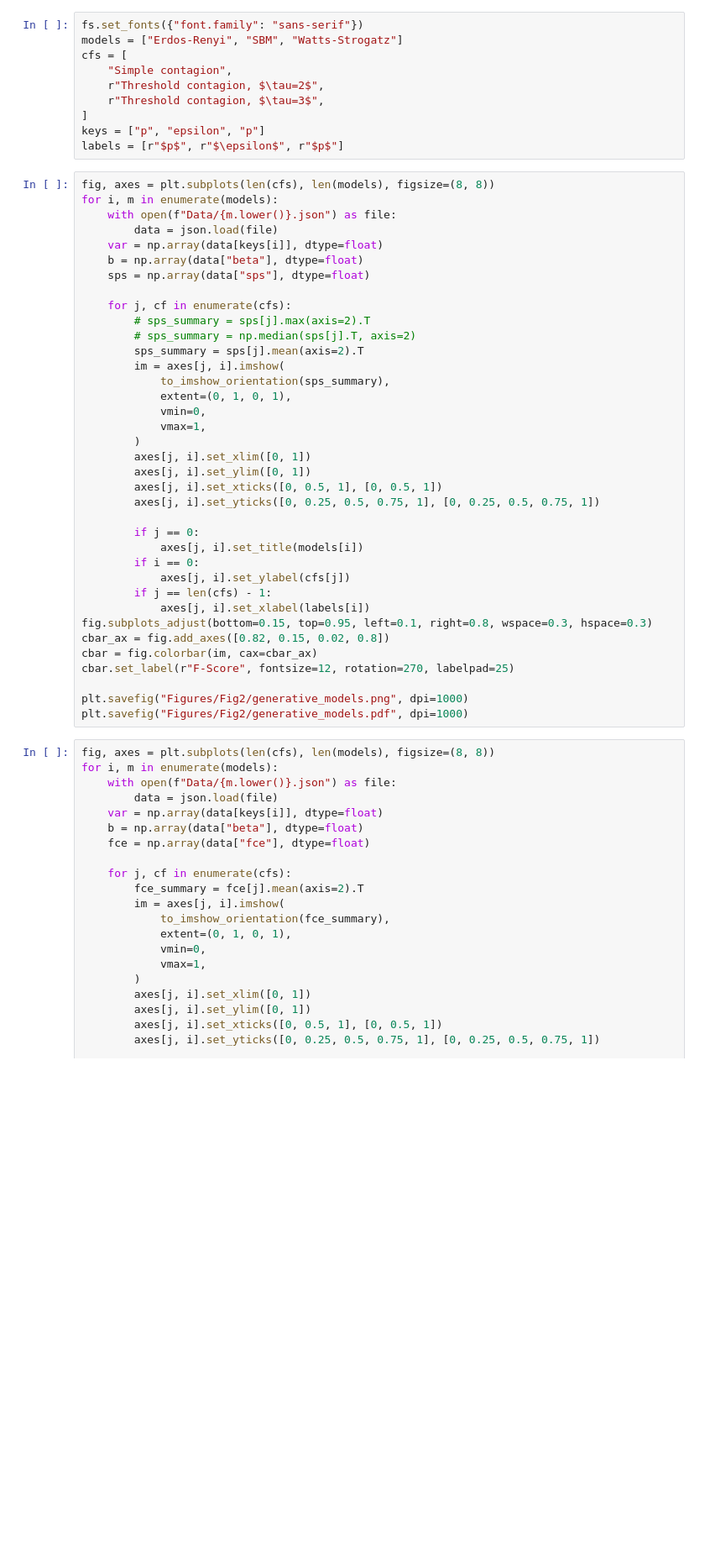
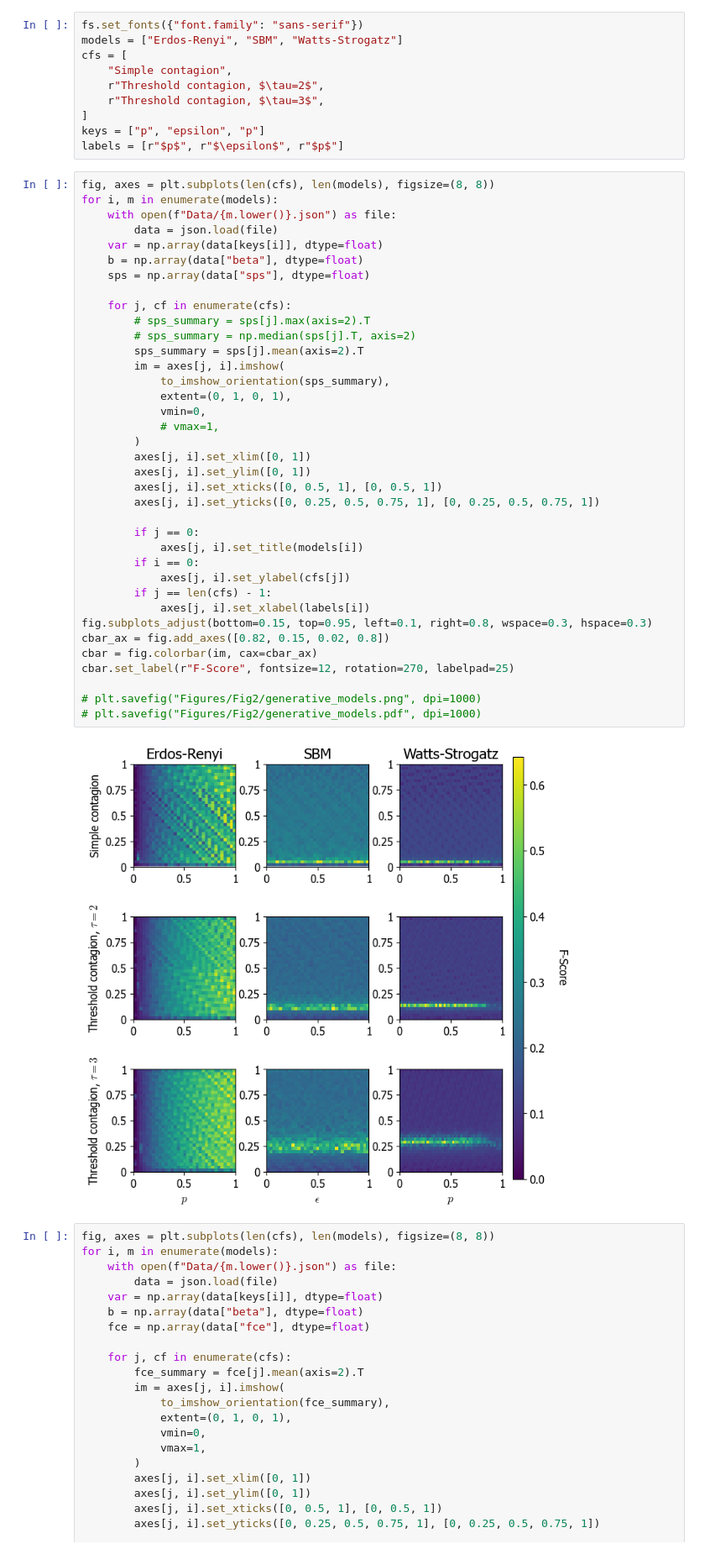
Before and after one commit to nwlandry/complex-network-reconstruction, a Jupyter notebook: plot_fig2.ipynb, the cells around one changed output. Shown at 84% size. Saved outputs shown, nothing was run; the diff lists cells and outputs as text; blank space fills up the shorter version.

```diff
--- a/plot_fig2.ipynb
+++ b/plot_fig2.ipynb
@@ -23,36 +23,38 @@ for i, m in enumerate(models):
         data = json.load(file)
     var = np.array(data[keys[i]], dtype=float)
     b = np.array(data["beta"], dtype=float)
     sps = np.array(data["sps"], dtype=float)
 
     for j, cf in enumerate(cfs):
         # sps_summary = sps[j].max(axis=2).T
         # sps_summary = np.median(sps[j].T, axis=2)
         sps_summary = sps[j].mean(axis=2).T
         im = axes[j, i].imshow(
             to_imshow_orientation(sps_summary),
             extent=(0, 1, 0, 1),
             vmin=0,
-            vmax=1,
+            # vmax=1,
         )
         axes[j, i].set_xlim([0, 1])
         axes[j, i].set_ylim([0, 1])
         axes[j, i].set_xticks([0, 0.5, 1], [0, 0.5, 1])
         axes[j, i].set_yticks([0, 0.25, 0.5, 0.75, 1], [0, 0.25, 0.5, 0.75, 1])
 
         if j == 0:
             axes[j, i].set_title(models[i])
         if i == 0:
             axes[j, i].set_ylabel(cfs[j])
         if j == len(cfs) - 1:
             axes[j, i].set_xlabel(labels[i])
 fig.subplots_adjust(bottom=0.15, top=0.95, left=0.1, right=0.8, wspace=0.3, hspace=0.3)
 cbar_ax = fig.add_axes([0.82, 0.15, 0.02, 0.8])
 cbar = fig.colorbar(im, cax=cbar_ax)
 cbar.set_label(r"F-Score", fontsize=12, rotation=270, labelpad=25)
 
-plt.savefig("Figures/Fig2/generative_models.png", dpi=1000)
-plt.savefig("Figures/Fig2/generative_models.pdf", dpi=1000)
+# plt.savefig("Figures/Fig2/generative_models.png", dpi=1000)
+# plt.savefig("Figures/Fig2/generative_models.pdf", dpi=1000)
+# %% [output]
+[figure, added]
 # %%
 fig, axes = plt.subplots(len(cfs), len(models), figsize=(8, 8))
 for i, m in enumerate(models):
```
Also changed, not shown: 10 other files.
